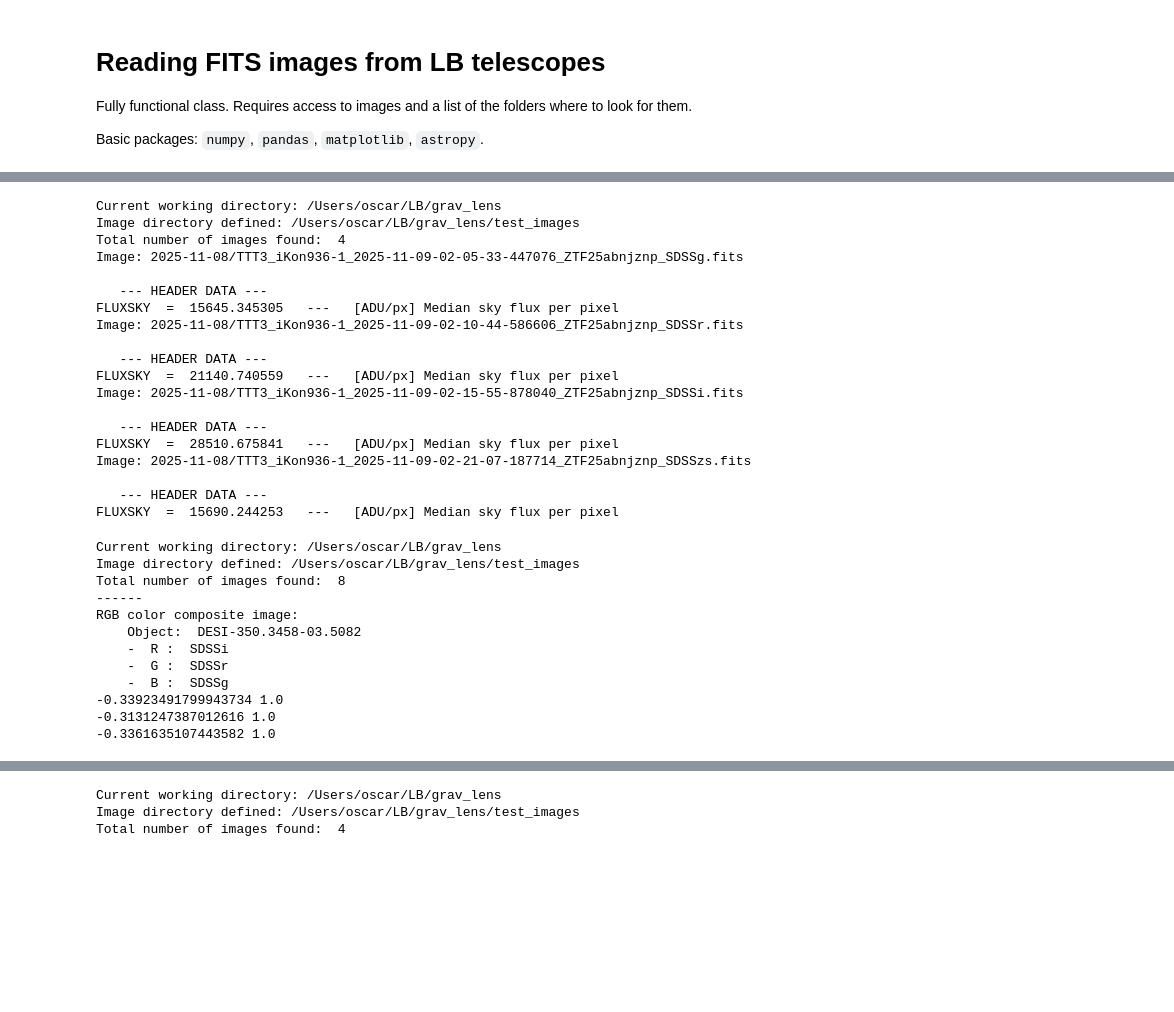
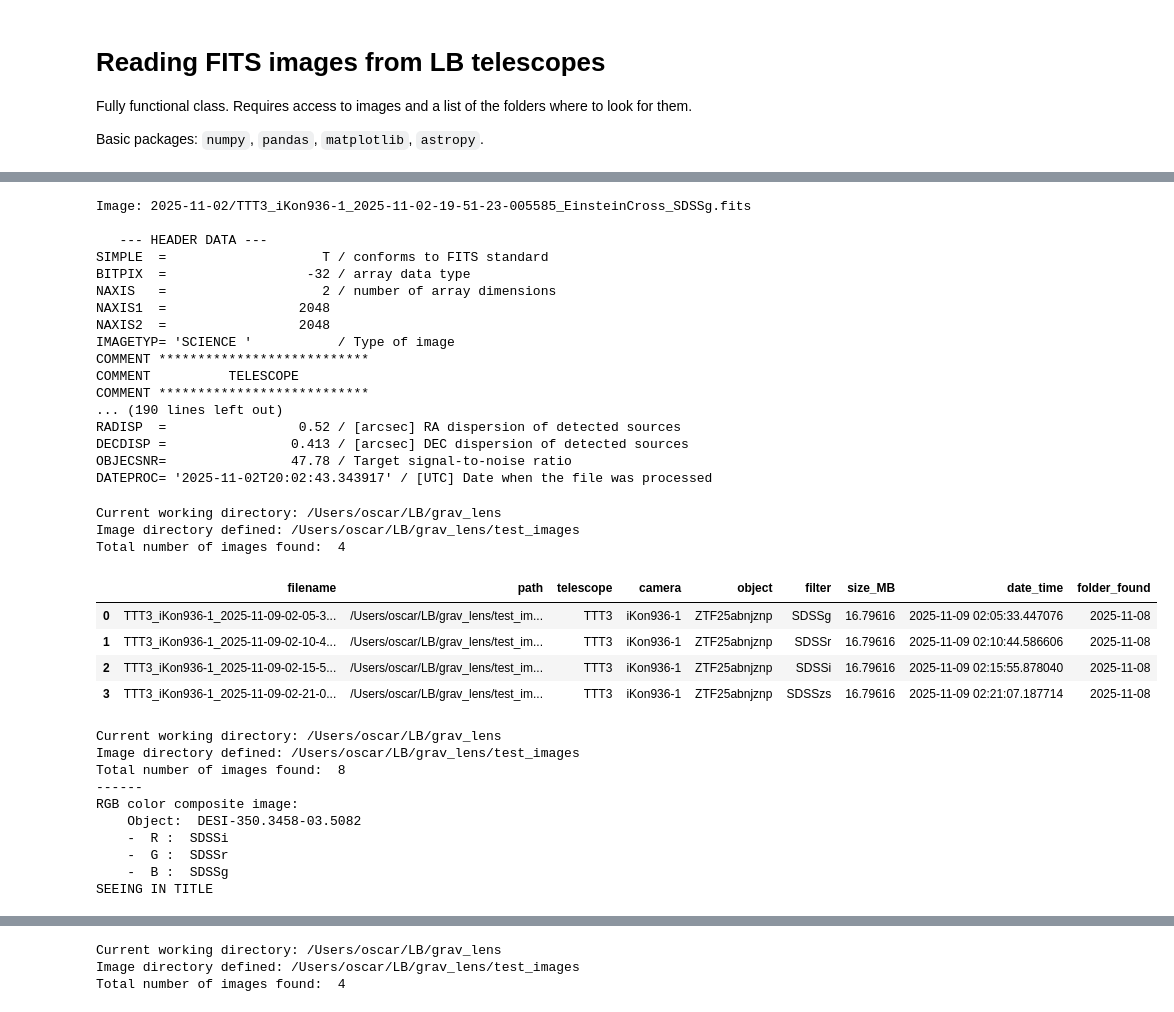
Before and after one commit to oscar-s-p/grav_lens, a Jupyter notebook: test_opening_images.ipynb, the cells around one changed output, grey strips where cells are left out. Saved outputs shown, nothing was run; the diff lists cells and outputs as text; code cells hidden in the pictures; blank space fills up the shorter version.

```diff
--- a/test_opening_images.ipynb
+++ b/test_opening_images.ipynb
@@ -533,27 +759,38 @@ class image_viewer:
+# %%
+iv.header_info(0,interesting_keys='all')
+# %% [output]
+Image: 2025-11-02/TTT3_iKon936-1_2025-11-02-19-51-23-005585_EinsteinCross_SDSSg.fits
+
+   --- HEADER DATA ---
+SIMPLE  =                    T / conforms to FITS standard
+BITPIX  =                  -32 / array data type
+NAXIS   =                    2 / number of array dimensions
+NAXIS1  =                 2048
+NAXIS2  =                 2048
+IMAGETYP= 'SCIENCE '           / Type of image
+COMMENT ***************************
+COMMENT          TELESCOPE
+COMMENT ***************************
+... (190 lines left out)
+RADISP  =                 0.52 / [arcsec] RA dispersion of detected sources
+DECDISP =                0.413 / [arcsec] DEC dispersion of detected sources
+OBJECSNR=                47.78 / Target signal-to-noise ratio
+DATEPROC= '2025-11-02T20:02:43.343917' / [UTC] Date when the file was processed
 # %%
 iv = image_viewer(directory = 'test_images', folder_list = ['2025-11-08'])
-for i in range(4):
-    iv.header_info(i, interesting_keys='FLUXSKY')# iv.view_image(0)
+# for i in range(4):
+#     iv.header_info(i, interesting_keys='FLUXSKY')# iv.view_image(0)
+iv.df_files
+# iv.header_info(0, interesting_keys='all')
 # %% [output]
 Current working directory: /Users/oscar/LB/grav_lens
 Image directory defined: /Users/oscar/LB/grav_lens/test_images
 Total number of images found:  4
-Image: 2025-11-08/TTT3_iKon936-1_2025-11-09-02-05-33-447076_ZTF25abnjznp_SDSSg.fits
-
-   --- HEADER DATA ---
-FLUXSKY  =  15645.345305   ---   [ADU/px] Median sky flux per pixel
-Image: 2025-11-08/TTT3_iKon936-1_2025-11-09-02-10-44-586606_ZTF25abnjznp_SDSSr.fits
-
-   --- HEADER DATA ---
-FLUXSKY  =  21140.740559   ---   [ADU/px] Median sky flux per pixel
-Image: 2025-11-08/TTT3_iKon936-1_2025-11-09-02-15-55-878040_ZTF25abnjznp_SDSSi.fits
-
-   --- HEADER DATA ---
-FLUXSKY  =  28510.675841   ---   [ADU/px] Median sky flux per pixel
-Image: 2025-11-08/TTT3_iKon936-1_2025-11-09-02-21-07-187714_ZTF25abnjznp_SDSSzs.fits
-
-   --- HEADER DATA ---
-FLUXSKY  =  15690.244253   ---   [ADU/px] Median sky flux per pixel
+|  | filename | path | telescope | camera | object | filter | size_MB | date_time | folder_found |
+| 0 | TTT3_iKon936-1_2025-11-09-02-05-3... | /Users/oscar/LB/grav_lens/test_im... | TTT3 | iKon936-1 | ZTF25abnjznp | SDSSg | 16.79616 | 2025-11-09 02:05:33.447076 | 2025-11-08 |
+| 1 | TTT3_iKon936-1_2025-11-09-02-10-4... | /Users/oscar/LB/grav_lens/test_im... | TTT3 | iKon936-1 | ZTF25abnjznp | SDSSr | 16.79616 | 2025-11-09 02:10:44.586606 | 2025-11-08 |
+| 2 | TTT3_iKon936-1_2025-11-09-02-15-5... | /Users/oscar/LB/grav_lens/test_im... | TTT3 | iKon936-1 | ZTF25abnjznp | SDSSi | 16.79616 | 2025-11-09 02:15:55.878040 | 2025-11-08 |
+| 3 | TTT3_iKon936-1_2025-11-09-02-21-0... | /Users/oscar/LB/grav_lens/test_im... | TTT3 | iKon936-1 | ZTF25abnjznp | SDSSzs | 16.79616 | 2025-11-09 02:21:07.187714 | 2025-11-08 |
 # %%
 iv = image_viewer(directory = 'test_images', folder_list = ['2025-11-07'])
 obj_coords = ('07:16:34.5h','+38:21:08d')
@@ -562,15 +799,20 @@ iv.view_image([2,1,0], RGB = True,
               manipulation_kw={
                     #  'centered' : obj_coords,
                      'zoom' : ('0 0 25 d', '0:0:25 d'),
-                     'stretch' : 'linear',
-                     'percentile' : (10,100)},
+                     'stretch' : 'linear'}
+                     ,
+              #        'percentile' : (10,100)},
 
               plotting_kw = {
-                  'zoom' : ('0 0 50 d', '0:0:50 d')
+                #   'zoom' : ('0 0 50 d', '0:0:50 d')
               },
-              RGB_kw= {'stretch' : 1.2,
+              RGB_kw= {'stretch' : 1,
                        'Q' : 1,
                        'minimum' : None
+                       },
+              RGB_norm_kw = {
+                       'max_percentile' : 99.9,
+                       'vmax' : None
                        })
 # %% [output]
 Current working directory: /Users/oscar/LB/grav_lens
@@ -582,6 +824,4 @@ RGB color composite image:
     -  R :  SDSSi
     -  G :  SDSSr
     -  B :  SDSSg
--0.33923491799943734 1.0
--0.3131247387012616 1.0
--0.3361635107443582 1.0
+SEEING IN TITLE
```
Also changed, not shown: parts of 17 cells of this notebook, 14 other files.
